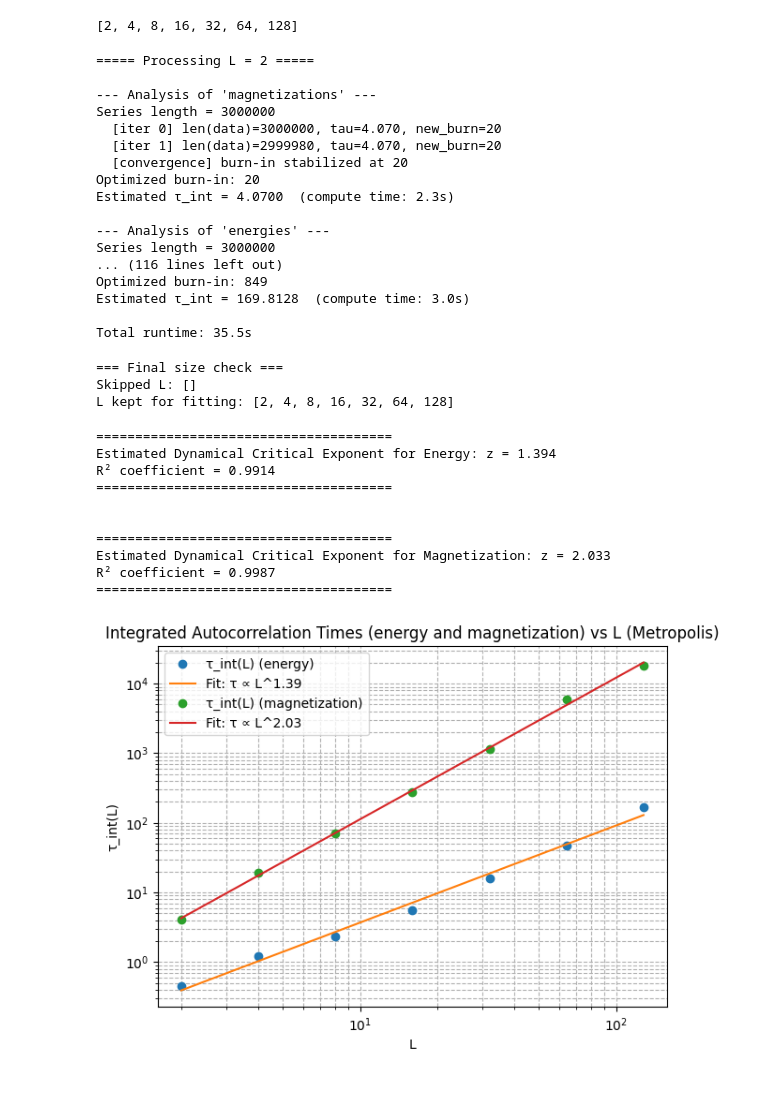
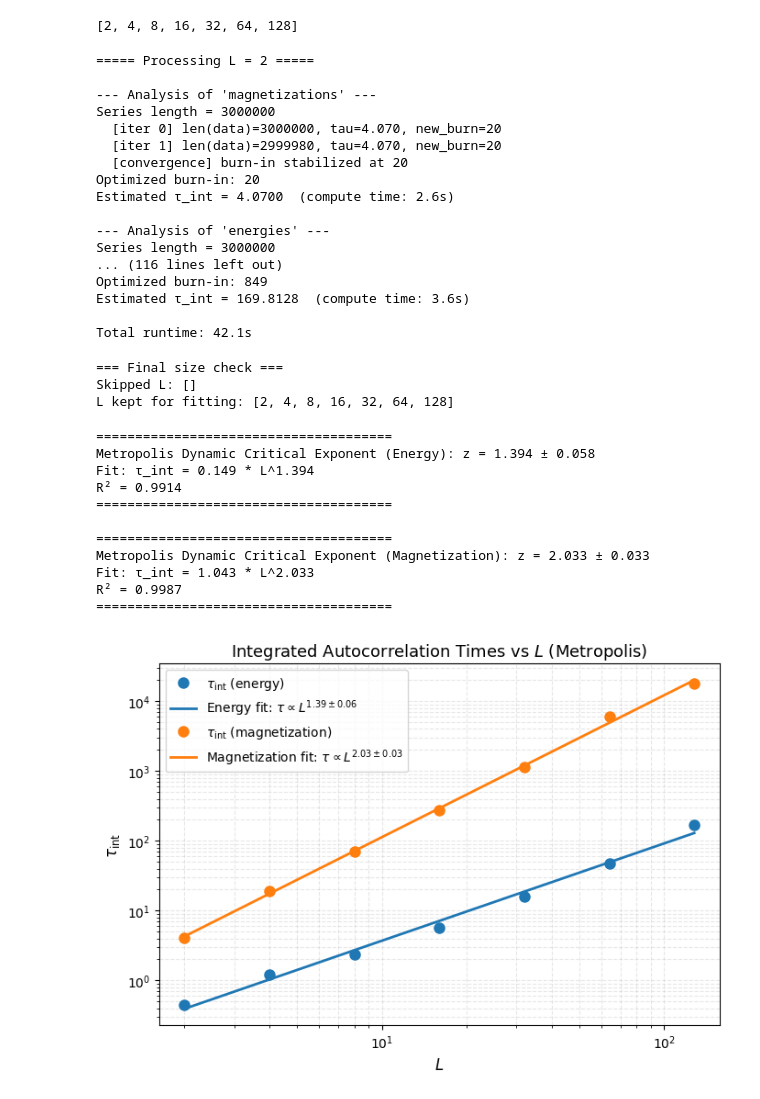
Before and after one commit to alinabnr/PhaseTransitionsProject, a Jupyter notebook: dynmical_crit_exponent.ipynb, the cells around one changed output. Drawn from its saved outputs; the diff is of its cells as text; code cells hidden in the pictures.

```diff
--- a/dynmical_crit_exponent.ipynb
+++ b/dynmical_crit_exponent.ipynb
@@ -227,7 +227,9 @@ def iterative_burn_and_tau(observable, c_factor=5, max_iter=10, min_fraction=0.0
     # Final accurate computation with longer maxlag
     maxlag = len(data)//5
     ac = autocorrelation_fft(data, maxlag=maxlag)
-    tau = integrated_tau_from_ac(ac, c_factor=c_factor, tau=tau)
+    # Reset tau if it's infinity to avoid overflow in integrated_tau_from_ac
+    tau_init = None if (tau is None or not np.isfinite(tau)) else tau
+    tau = integrated_tau_from_ac(ac, c_factor=c_factor, tau=tau_init)
 
     return burn, tau, ac
 # %%
@@ -330,15 +332,15 @@ Series length = 3000000
   [iter 1] len(data)=2999980, tau=4.070, new_burn=20
   [convergence] burn-in stabilized at 20
 Optimized burn-in: 20
-Estimated τ_int = 4.0700  (compute time: 2.3s)
+Estimated τ_int = 4.0700  (compute time: 2.6s)
 
 --- Analysis of 'energies' ---
 Series length = 3000000
 ... (116 lines left out)
 Optimized burn-in: 849
-Estimated τ_int = 169.8128  (compute time: 3.0s)
+Estimated τ_int = 169.8128  (compute time: 3.6s)
 
-Total runtime: 35.5s
+Total runtime: 42.1s
 # %%
 print("\n=== Final size check ===")
 print("Skipped L:", skipped)
@@ -352,50 +354,59 @@ if len(tau_vs_L) < 2:
     print("Not enough valid points to perform the fit.")
 else:
     tau_vs_L = np.array(tau_vs_L)
     Ls = tau_vs_L[1, :, 0]
     taus_eng = tau_vs_L[1, :, 1]
     taus_mag = tau_vs_L[0, :, 1]
 
     logL = np.log(Ls)
     logtau_eng = np.log(taus_eng)
     logtau_mag = np.log(taus_mag)
 
     slope_eng, intercept_eng, r_value_eng, p_value_eng, std_err_eng = linregress(logL, logtau_eng)
     z_eng = slope_eng
+    z_eng_err = std_err_eng
     slope_mag, intercept_mag, r_value_mag, p_value_mag, std_err_mag = linregress(logL, logtau_mag)
     z_mag = slope_mag
+    z_mag_err = std_err_mag
 
     print("\n======================================")
-    print(f"Estimated Dynamical Critical Exponent for Energy: z = {z_eng:.3f}")
-    print(f"R² coefficient = {r_value_eng**2:.4f}")
+    print(f"Metropolis Dynamic Critical Exponent (Energy): z = {z_eng:.3f} ± {z_eng_err:.3f}")
+    print(f"Fit: τ_int = {np.exp(intercept_eng):.3f} * L^{z_eng:.3f}")
+    print(f"R² = {r_value_eng**2:.4f}")
     print("======================================\n")
 
-    print("\n======================================")
-    print(f"Estimated Dynamical Critical Exponent for Magnetization: z = {z_mag:.3f}")
-    print(f"R² coefficient = {r_value_mag**2:.4f}")
+    print("======================================")
+    print(f"Metropolis Dynamic Critical Exponent (Magnetization): z = {z_mag:.3f} ± {z_mag_err:.3f}")
+    print(f"Fit: τ_int = {np.exp(intercept_mag):.3f} * L^{z_mag:.3f}")
+    print(f"R² = {r_value_mag**2:.4f}")
     print("======================================\n")
 
     plt.close('all')
     plt.figure(figsize=(7,5))
-    plt.loglog(Ls, taus_eng, 'o', label="τ_int(L) (energy)")
-    plt.loglog(Ls, np.exp(intercept_eng) * Ls**z_eng, label=f"Fit: τ ∝ L^{z_eng:.2f}")
-    plt.loglog(Ls, taus_mag, 'o', label="τ_int(L) (magnetization)")
-    plt.loglog(Ls, np.exp(intercept_mag) * Ls**z_mag, label=f"Fit: τ ∝ L^{z_mag:.2f}")
-    plt.xlabel("L")
-    plt.ylabel("τ_int(L)")
-    plt.title("Integrated Autocorrelation Times (energy and magnetization) vs L (Metropolis)")
-    plt.grid(True, which="both", ls="--")
-    plt.legend()
+    plt.loglog(Ls, taus_eng, 'o', markersize=8, label=r"$\tau_{\mathrm{int}}$ (energy)", color='C0')
+    plt.loglog(Ls, np.exp(intercept_eng) * Ls**z_eng, '-', linewidth=2,
+               label=rf"Energy fit: $\tau \propto L^{{{z_eng:.2f} \pm {z_eng_err:.2f}}}$", color='C0')
+    plt.loglog(Ls, taus_mag, 'o', markersize=8, label=r"$\tau_{\mathrm{int}}$ (magnetization)", color='C1')
+    plt.loglog(Ls, np.exp(intercept_mag) * Ls**z_mag, '-', linewidth=2,
+               label=rf"Magnetization fit: $\tau \propto L^{{{z_mag:.2f} \pm {z_mag_err:.2f}}}$", color='C1')
+    plt.xlabel(r"$L$", fontsize=12)
+    plt.ylabel(r"$\tau_{\mathrm{int}}$", fontsize=12)
+    plt.title(r"Integrated Autocorrelation Times vs $L$ (Metropolis)", fontsize=13)
+    plt.legend(fontsize=10)
+    plt.grid(True, which="both", ls="--", alpha=0.3)
+    plt.tight_layout()
+    plt.savefig("plots/metropolis_fss_tau_vs_L.png", dpi=300, bbox_inches='tight')
     plt.show()
 # %% [output]
 ======================================
-Estimated Dynamical Critical Exponent for Energy: z = 1.394
-R² coefficient = 0.9914
+Metropolis Dynamic Critical Exponent (Energy): z = 1.394 ± 0.058
+Fit: τ_int = 0.149 * L^1.394
+R² = 0.9914
 ======================================
 
-
 ======================================
-Estimated Dynamical Critical Exponent for Magnetization: z = 2.033
-R² coefficient = 0.9987
+Metropolis Dynamic Critical Exponent (Magnetization): z = 2.033 ± 0.033
+Fit: τ_int = 1.043 * L^2.033
+R² = 0.9987
 ======================================
-[figure, old version]
+[figure, new version]
```
Also changed, not shown: parts of 17 cells of this notebook, 1 other file.
